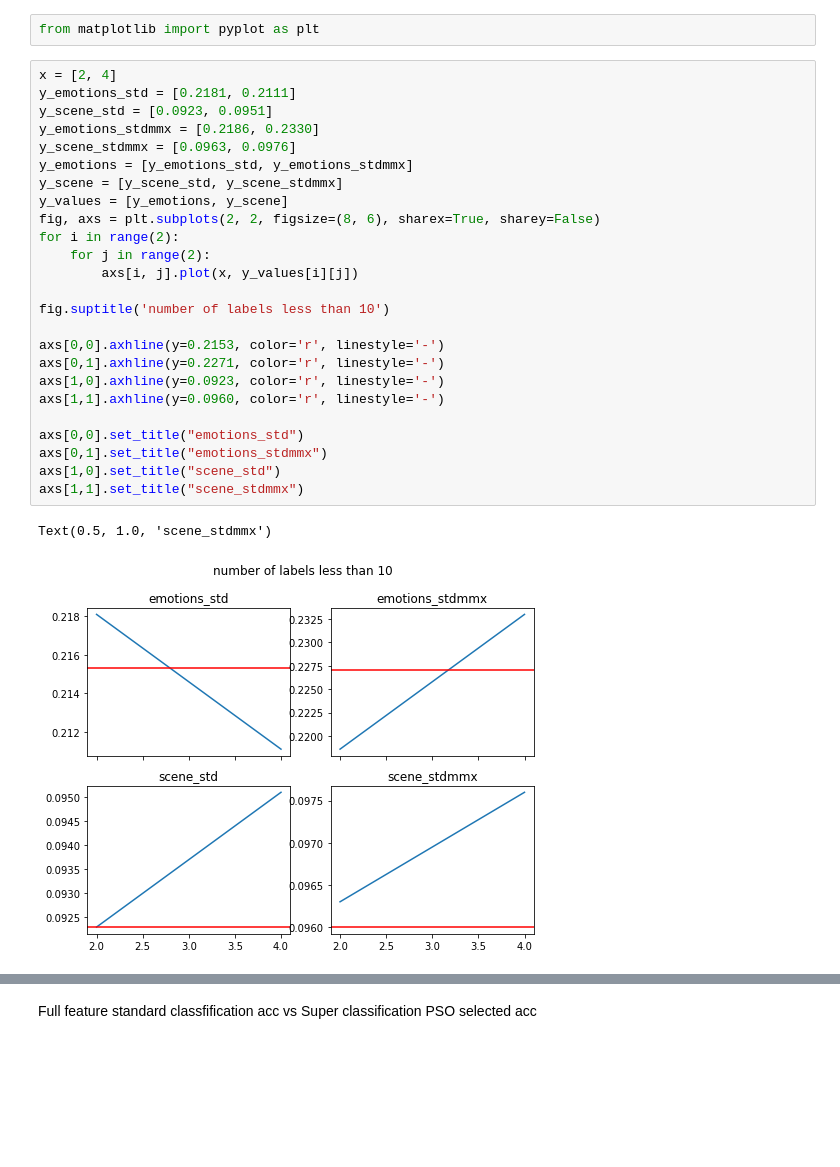
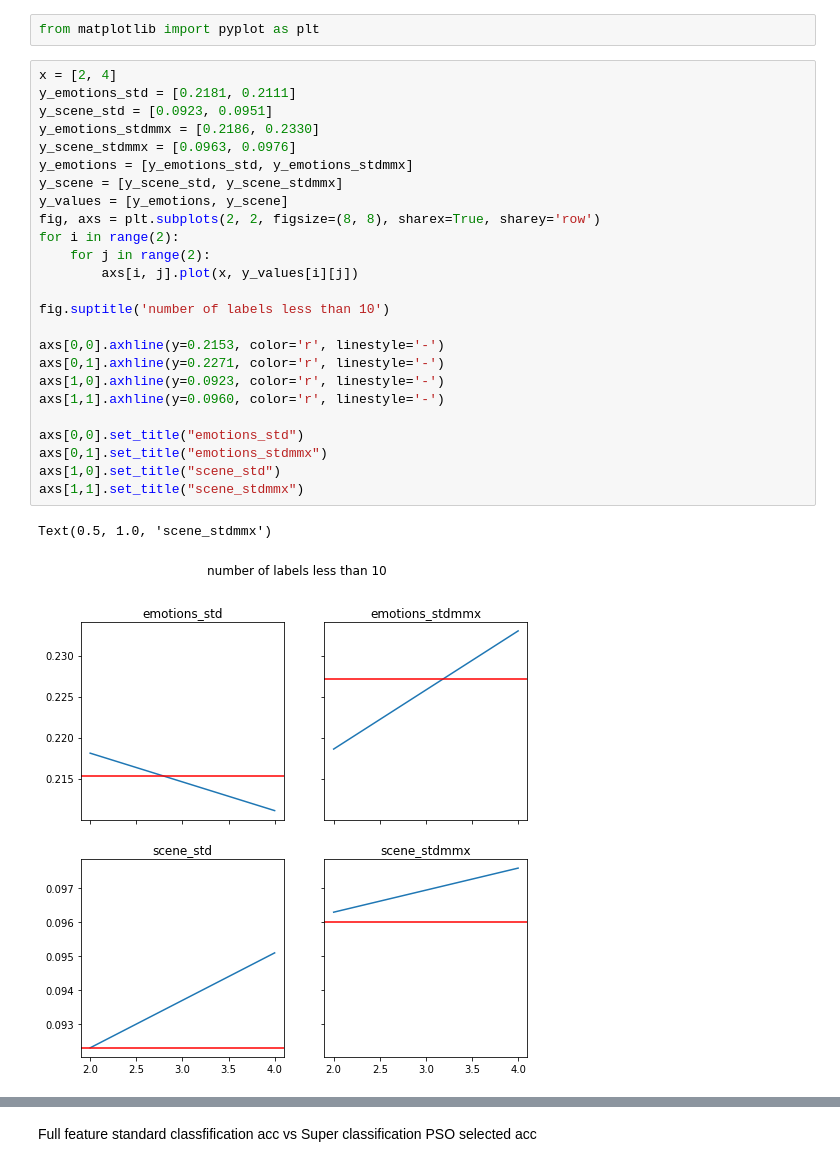
Before and after one commit to faylu-nz/Super_label_PSO_ML_FS, a Jupyter notebook: super_label.ipynb, the cells around one changed output, grey strips where cells are left out. Cells and saved outputs as stored; diff of their text form; blank space fills up the shorter version.

Commit message:
Improve visualizations.

```diff
--- a/super_label.ipynb
+++ b/super_label.ipynb
@@ -693,31 +693,31 @@ from matplotlib import pyplot as plt
 # %%
 x = [2, 4]
 y_emotions_std = [0.2181, 0.2111]
 y_scene_std = [0.0923, 0.0951]
 y_emotions_stdmmx = [0.2186, 0.2330]
 y_scene_stdmmx = [0.0963, 0.0976]
 y_emotions = [y_emotions_std, y_emotions_stdmmx]
 y_scene = [y_scene_std, y_scene_stdmmx]
 y_values = [y_emotions, y_scene]
-fig, axs = plt.subplots(2, 2, figsize=(8, 6), sharex=True, sharey=False)
+fig, axs = plt.subplots(2, 2, figsize=(8, 8), sharex=True, sharey='row')
 for i in range(2):
     for j in range(2):
         axs[i, j].plot(x, y_values[i][j])
 
 fig.suptitle('number of labels less than 10')
 
 axs[0,0].axhline(y=0.2153, color='r', linestyle='-')
 axs[0,1].axhline(y=0.2271, color='r', linestyle='-')
 axs[1,0].axhline(y=0.0923, color='r', linestyle='-')
 axs[1,1].axhline(y=0.0960, color='r', linestyle='-')
 
 axs[0,0].set_title("emotions_std")
 axs[0,1].set_title("emotions_stdmmx")
 axs[1,0].set_title("scene_std")
 axs[1,1].set_title("scene_stdmmx")
 # %% [output]
 Text(0.5, 1.0, 'scene_stdmmx')
-[figure, old version]
+[figure, new version]
 # %%
 x = [2, 4, 6, 8]
 y_yeast_std = [0.2216, 0.2281, 0.2248, 0.2226]
```
Also changed, not shown: parts of 2 cells of this notebook, 3 other files.
